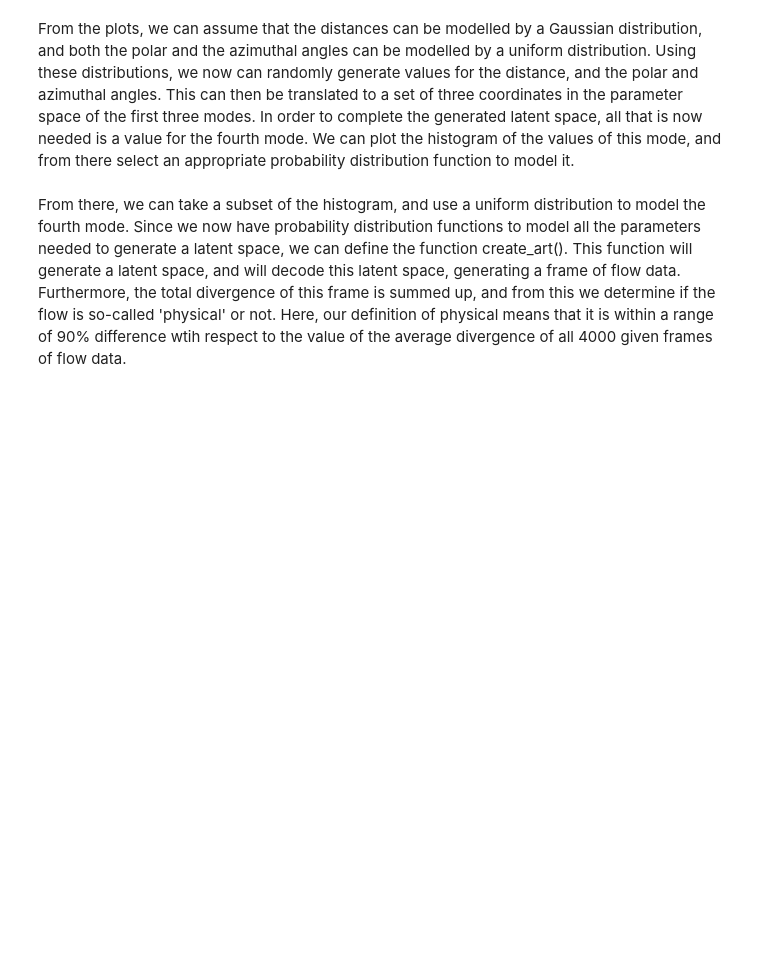
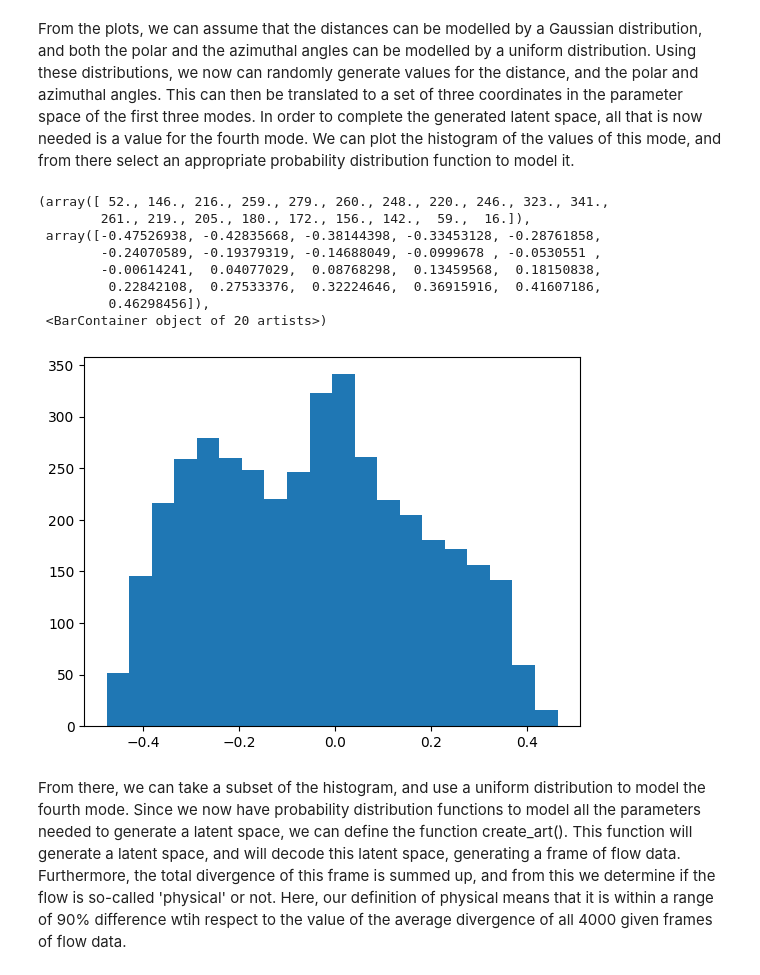
Before and after one commit to POTN1K/CompressionFlowAE, a Jupyter notebook: Artificial_Flow_Generation.ipynb, the cells around one changed output. Saved outputs shown, nothing was run; the diff lists cells and outputs as text; code cells hidden in the pictures; blank space fills up the shorter version.

```diff
--- a/Artificial_Flow_Generation.ipynb
+++ b/Artificial_Flow_Generation.ipynb
@@ -84,7 +84,17 @@ avg: -0.34671896172862365
 # %% [markdown]
 From the plots, we can assume that the distances can be modelled by a Gaussian distribution, and both the polar and the azimuthal angles can be modelled by a uniform distribution. Using these distributions, we now can randomly generate values for the distance, and the polar and azimuthal angles. This can then be translated to a set of three coordinates in the parameter space of the first three modes. In order to complete the generated latent space, all that is now needed is a value for the fourth mode. We can plot the histogram of the values of this mode, and from there select an appropriate probability distribution function to model it.
 # %%
-plt.hist(mode4, 20)
+plt.hist(mode4[0,0,:], 20)
+# %% [output]
+(array([ 52., 146., 216., 259., 279., 260., 248., 220., 246., 323., 341.,
+        261., 219., 205., 180., 172., 156., 142.,  59.,  16.]),
+ array([-0.47526938, -0.42835668, -0.38144398, -0.33453128, -0.28761858,
+        -0.24070589, -0.19379319, -0.14688049, -0.0999678 , -0.0530551 ,
+        -0.00614241,  0.04077029,  0.08768298,  0.13459568,  0.18150838,
+         0.22842108,  0.27533376,  0.32224646,  0.36915916,  0.41607186,
+         0.46298456]),
+ <BarContainer object of 20 artists>)
+[figure, added]
 # %% [markdown]
 From there, we can take a subset of the histogram, and use a uniform distribution to model the fourth mode. Since we now have probability distribution functions to model all the parameters needed to generate a latent space, we can define the function create_art(). This function will generate a latent space, and will decode this latent space, generating a frame of flow data. Furthermore, the total divergence of this frame is summed up, and from this we determine if the flow is so-called 'physical' or not. Here, our definition of physical means that it is within a range of 90% difference wtih respect to the value of the average divergence of all 4000 given frames of flow data.
 # %%
```
Also changed, not shown: parts of 4 cells of this notebook.
